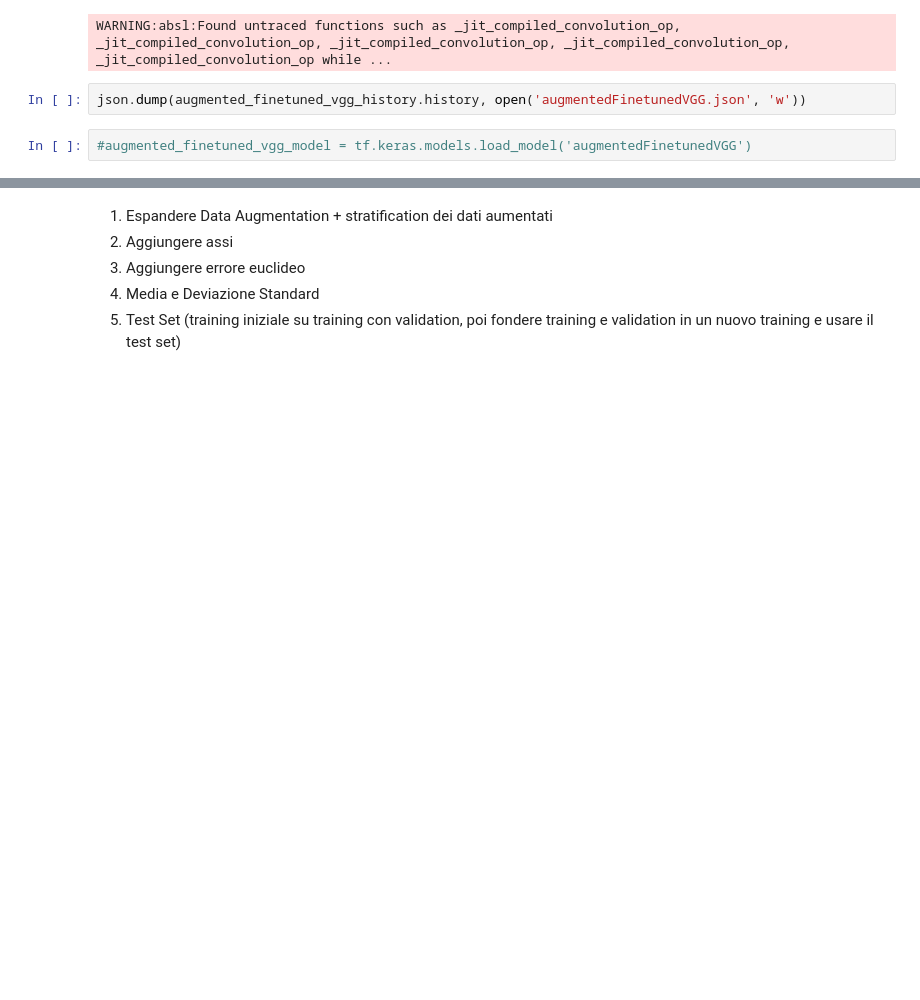
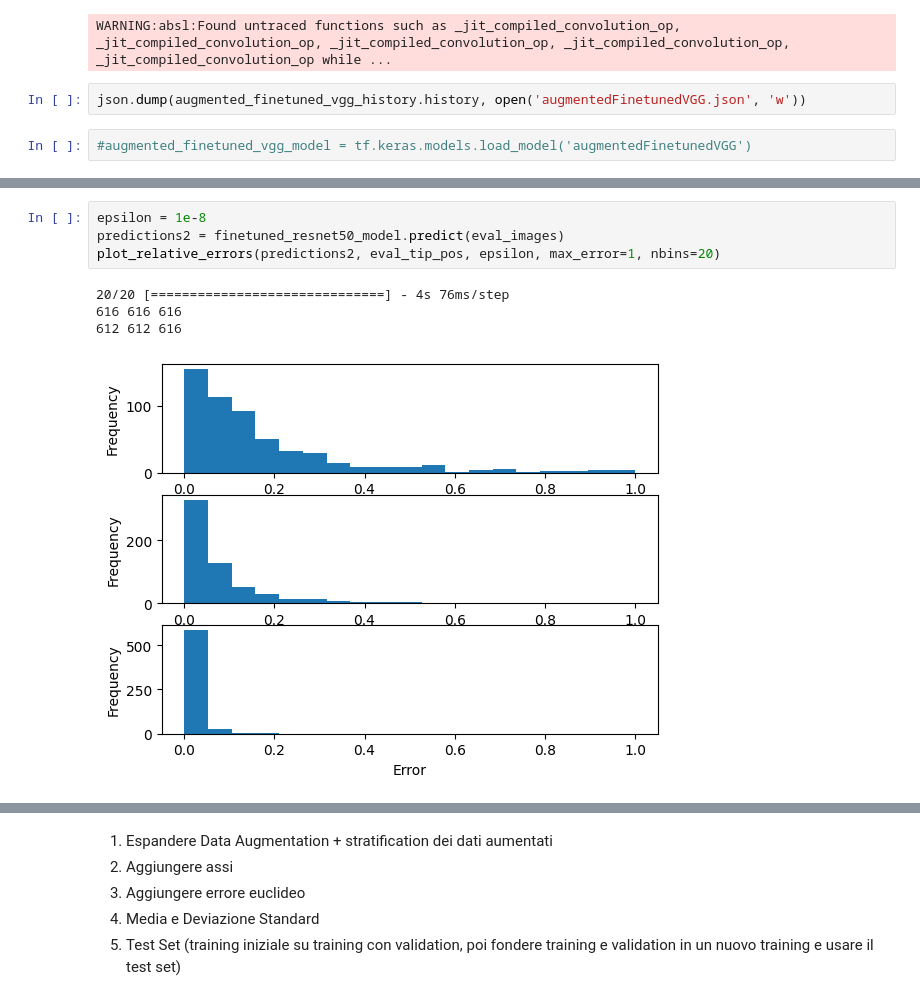
Before and after one commit to Servat0r/Robotics-Project, a Jupyter notebook: Robotics.ipynb, the cells around one changed output, grey strips where cells are left out. Cells and saved outputs as stored; diff of their text form; blank space fills up the shorter version.

```diff
--- a/Robotics.ipynb
+++ b/Robotics.ipynb
@@ -661,0 +756,9 @@ json.dump(augmented_finetuned_vgg_history.history, open('augmentedFinetunedVGG.j
+# %%
+epsilon = 1e-8
+predictions2 = finetuned_resnet50_model.predict(eval_images)
+plot_relative_errors(predictions2, eval_tip_pos, epsilon, max_error=1, nbins=20)
+# %% [output]
+20/20 [==============================] - 4s 76ms/step
+616 616 616
+612 612 616
+[figure, added]
```
Also changed, not shown: parts of 28 cells of this notebook.
